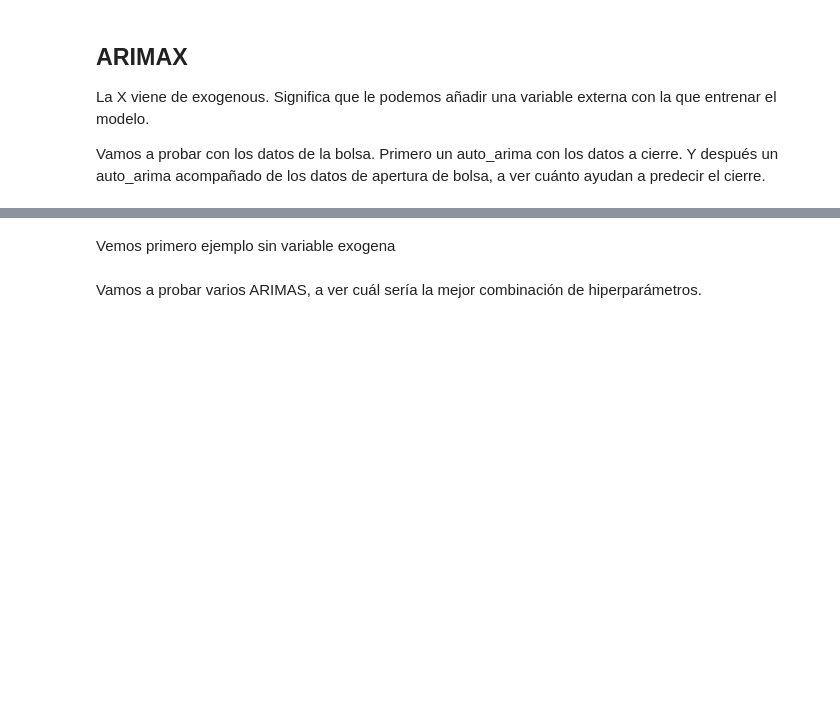
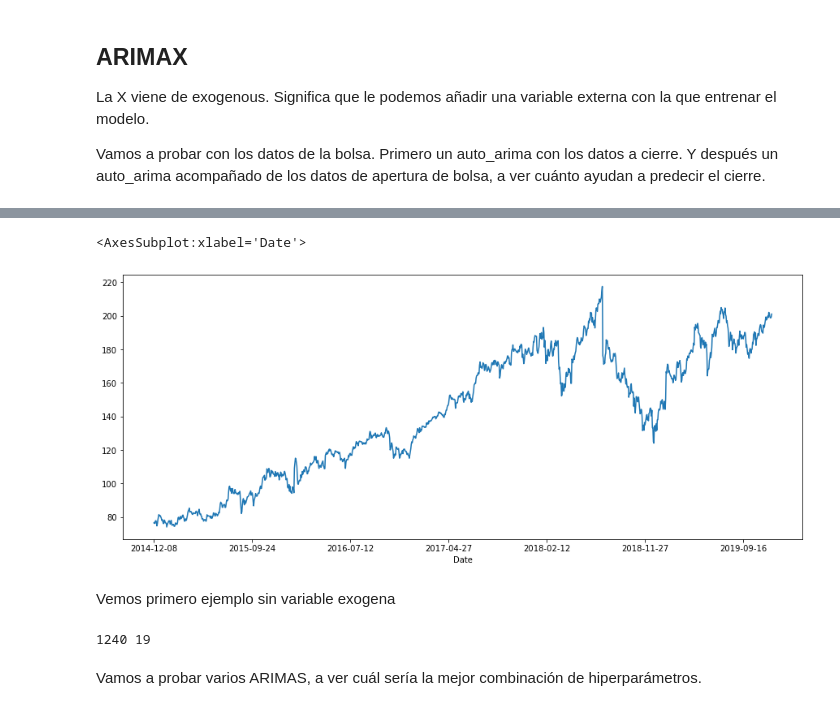
Before and after one commit to rafazamb/DS_PT_ENE21, a Jupyter notebook: 2-Machine_Learning/2.4_Time_Series/3 - ARIMA.ipynb, the cells around one changed output, grey strips where cells are left out. Drawn from its saved outputs; the diff is of its cells as text; code cells hidden in the pictures; blank space fills up the shorter version.

```diff
--- a/2-Machine_Learning/2.4_Time_Series/3 - ARIMA.ipynb
+++ b/2-Machine_Learning/2.4_Time_Series/3 - ARIMA.ipynb
@@ -286,4 +378,15 @@ stock_df.head()
+# %%
+stock_df['Close'].plot(figsize=(15,6))
+# %% [output]
+<AxesSubplot:xlabel='Date'>
+[figure, added]
 # %% [markdown]
 Vemos primero ejemplo sin variable exogena
+# %%
+train = stock_df['Close'][0:1240].values
+test = stock_df['Close'][1240:].values
+print(len(train),len(test))
+# %% [output]
+1240 19
 # %% [markdown]
 Vamos a probar varios ARIMAS, a ver cuál sería la mejor combinación de hiperparámetros.
```
Also changed, not shown: parts of 29 cells of this notebook, 6 other files.
